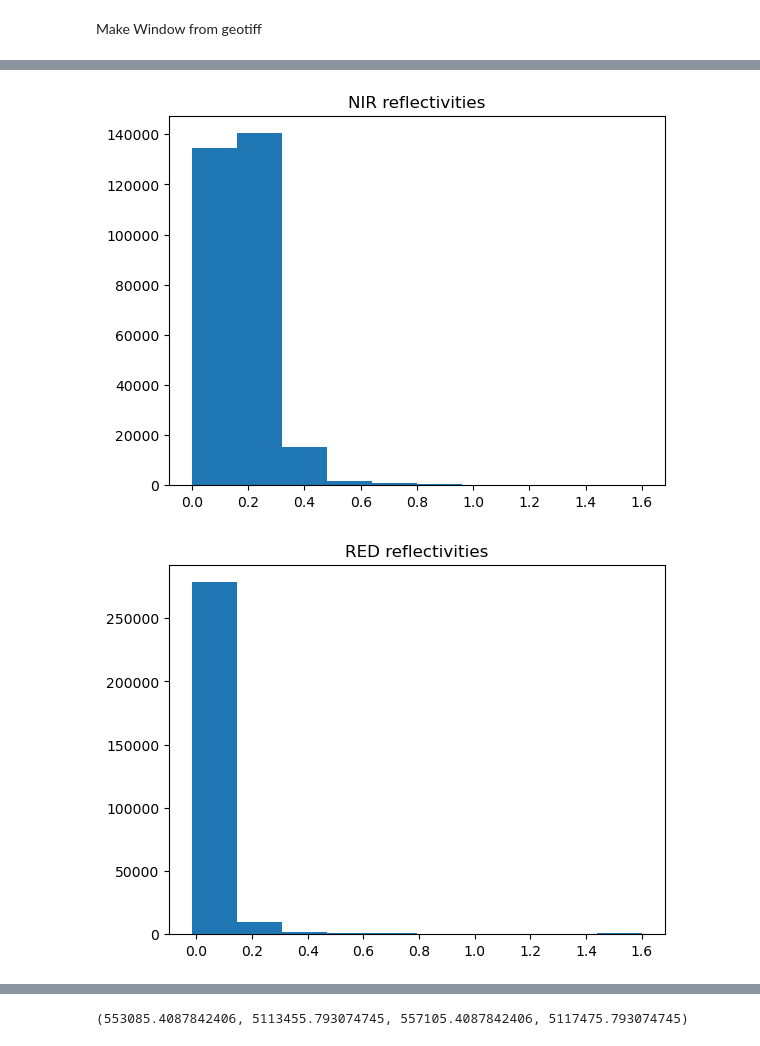
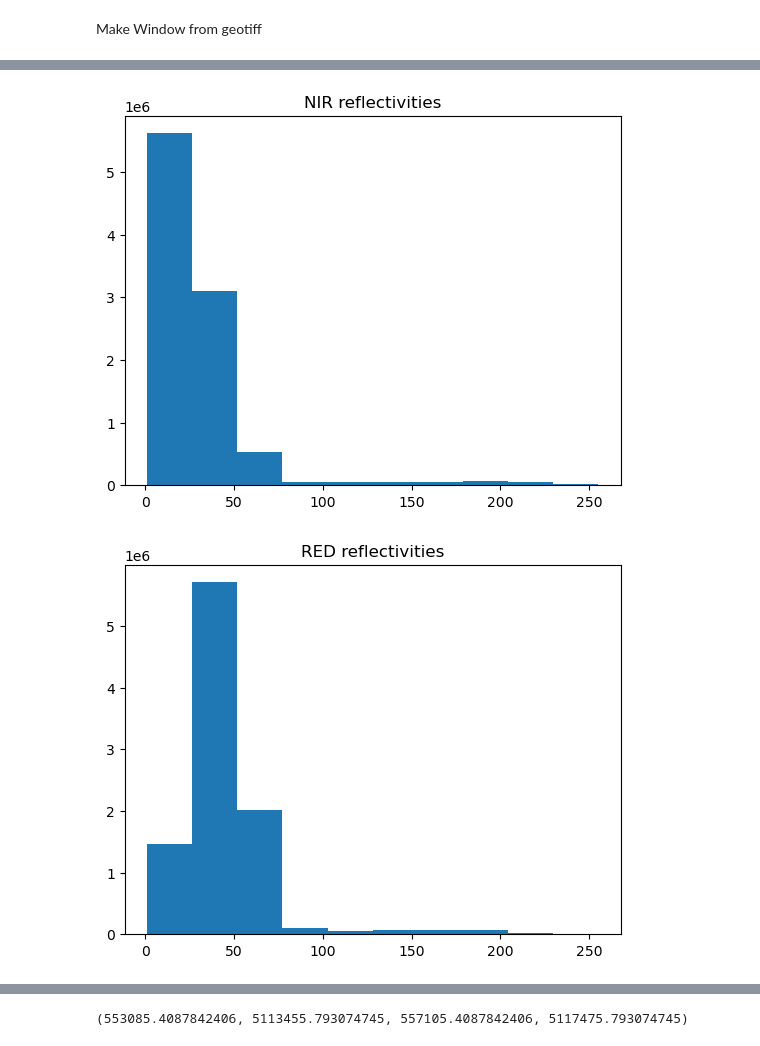
Before and after one commit to abarn275/448-Mt-St-Helens, a Jupyter notebook: Get_Window.ipynb, the cells around one changed output, grey strips where cells are left out. Cells and saved outputs as stored; diff of their text form; code cells hidden in the pictures.

```diff
--- a/Get_Window.ipynb
+++ b/Get_Window.ipynb
@@ -12,34 +14,34 @@ import a301_lib
 # %%
-#infile = a301_lib.sat_data / f"ajb/aut2023_hls_landsat8_{band_name}.tif"
+#infile = a301_lib.sat_data / f"ajb/aut2023_hls_landsat8_4.tif"
 #infile = a301_lib.sat_data / f"ajb/eruption/LM02_L1TP_049028_19800731_20200905_02_T2_B5.TIF"
 #infile = a301_lib.sat_data / f"ajb/eruption/LM02_L1TP_049028_19800731_20200905_02_T2_B6.TIF"
-#infile1 = a301_lib.sat_data / f"ajb/eruption/LM03_L1TP_049028_19791008_20200906_02_T2_B5.TIF"
-#infile2 = a301_lib.sat_data / f"ajb/eruption/LM03_L1TP_049028_19791008_20200906_02_T2_B6.TIF"
+infile1 = a301_lib.sat_data / f"ajb/eruption/LM03_L1TP_049028_19791008_20200906_02_T2_B5.TIF"
+infile2 = a301_lib.sat_data / f"ajb/eruption/LM03_L1TP_049028_19791008_20200906_02_T2_B6.TIF"
 
-infile1 = a301_lib.sat_data / "ajb/landsat7/nir/2003-02-06_nir.tiff"
-infile2 = a301_lib.sat_data / "ajb/landsat7/red/2003-02-06_red.tiff"
+#infile1 = a301_lib.sat_data / "ajb/landsat7/nir/2003-02-06_nir.tiff"
+#infile2 = a301_lib.sat_data / "ajb/landsat7/red/2003-02-06_red.tiff"
 
 band_name1 = "NIR"
 band_name2 = "RED"
 the_band1 = rioxarray.open_rasterio(infile1,masked=True)
 the_band2 = rioxarray.open_rasterio(infile2,masked=True)
 
 scaled_band1 = the_band1*the_band1.scale_factor
 masked_band1 = scaled_band1
 
 scaled_band2 = the_band2*the_band2.scale_factor
 masked_band2 = scaled_band2
 
 fig, ax = plt.subplots(1,1)
 masked_band1.plot.hist(ax = ax)
 ax.set(title="NIR reflectivities");
 
 fig, ax = plt.subplots(1,1)
 masked_band2.plot.hist(ax = ax)
 ax.set(title="RED reflectivities");
 # %% [output]
-[figure, old version]
+[figure, new version]
-[figure, old version]
+[figure, new version]
 # %%
 pal = copy(plt.get_cmap("Greys_r"))
 pal.set_bad("0.75")  # 75% grey for out-of-map cells
```
Also changed, not shown: parts of 9 cells of this notebook, 2 other files.
